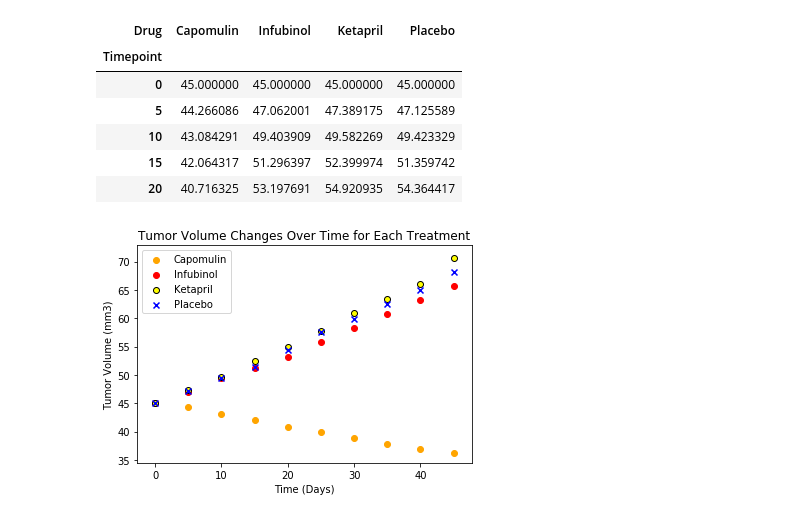
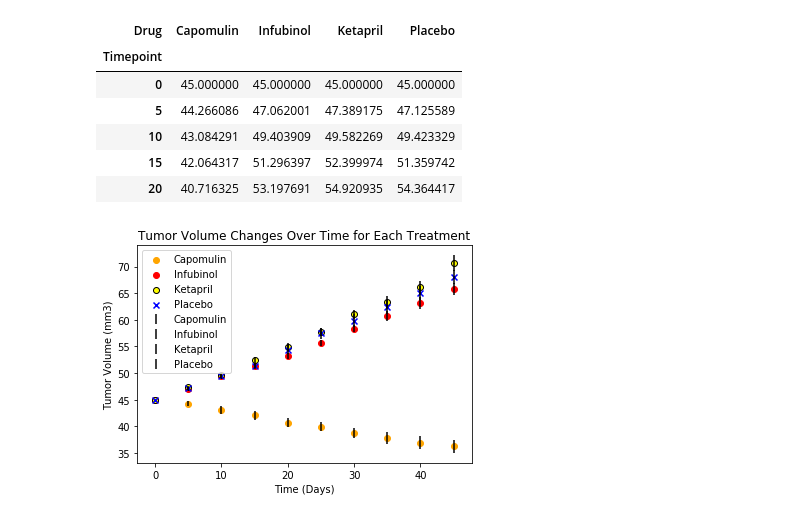
Before and after one commit to adamahrens/matplotlib-challenge, a Jupyter notebook: Pymaceuticals/Matplotlib.ipynb, the cells around one changed output. Drawn from its saved outputs; the diff is of its cells as text; code cells hidden in the pictures.

Commit message:
Finishing legend

```diff
--- a/Pymaceuticals/Matplotlib.ipynb
+++ b/Pymaceuticals/Matplotlib.ipynb
@@ -61,3 +61,11 @@ group_standard_error.head()
 | 2 | Capomulin | 10 | 0.702684 |
 | 3 | Capomulin | 15 | 0.838617 |
 | 4 | Capomulin | 20 | 0.909731 |
+# %%
+reformatted_drug_standard_error = group_standard_error.copy()
+reformatted_drug_standard_error = reformatted_drug_standard_error.set_index('Timepoint')
+reformatted_drug_standard_error = reformatted_drug_standard_error.pivot(index=reformatted_drug_standard_error.index, columns='Drug')['Tumor Volume (mm3)']
+
+# # Only want these columns Capomulin, Infubinol, Ketapril, and Placebo)
+reformatted_drug_standard_error = reformatted_drug_standard_error[['Capomulin', 'Infubinol', 'Ketapril', 'Placebo']]
+reformatted_drug_standard_error.head()
@@ -81,14 +97,22 @@ reformatted_drug_tumor.head()
 # %%
 timepoints = reformatted_drug_tumor.index
 plt.scatter(timepoints, reformatted_drug_tumor['Capomulin'], marker="o", facecolors="orange", edgecolors="orange")
+plt.errorbar(timepoints, reformatted_drug_tumor['Capomulin'], reformatted_drug_standard_error['Capomulin'], fmt='none', ecolor='black')
+
 plt.scatter(timepoints, reformatted_drug_tumor['Infubinol'], marker="o", facecolors="red", edgecolors="red")
+plt.errorbar(timepoints, reformatted_drug_tumor['Infubinol'], reformatted_drug_standard_error['Infubinol'], fmt='none', ecolor='black')
+
 plt.scatter(timepoints, reformatted_drug_tumor['Ketapril'], marker="o", facecolors="yellow", edgecolors="black")
+plt.errorbar(timepoints, reformatted_drug_tumor['Ketapril'], reformatted_drug_standard_error['Ketapril'], fmt='none', ecolor='black')
+
 plt.scatter(timepoints, reformatted_drug_tumor['Placebo'], marker="x", facecolors="blue")
+plt.errorbar(timepoints, reformatted_drug_tumor['Placebo'], reformatted_drug_standard_error['Placebo'], fmt='none', ecolor='black')
+
 plt.legend()
 plt.title('Tumor Volume Changes Over Time for Each Treatment')
 plt.xlabel('Time (Days)')
 plt.ylabel('Tumor Volume (mm3)')
 plt.savefig("../Pymaceuticals/Tumor-Volume-Changes-Over-Time-for-Each-Treatment.png")
 plt.show()
 # %% [output]
-[figure, old version]
+[figure, new version]
```
Also changed, not shown: parts of 1 cell of this notebook, 1 other file.
